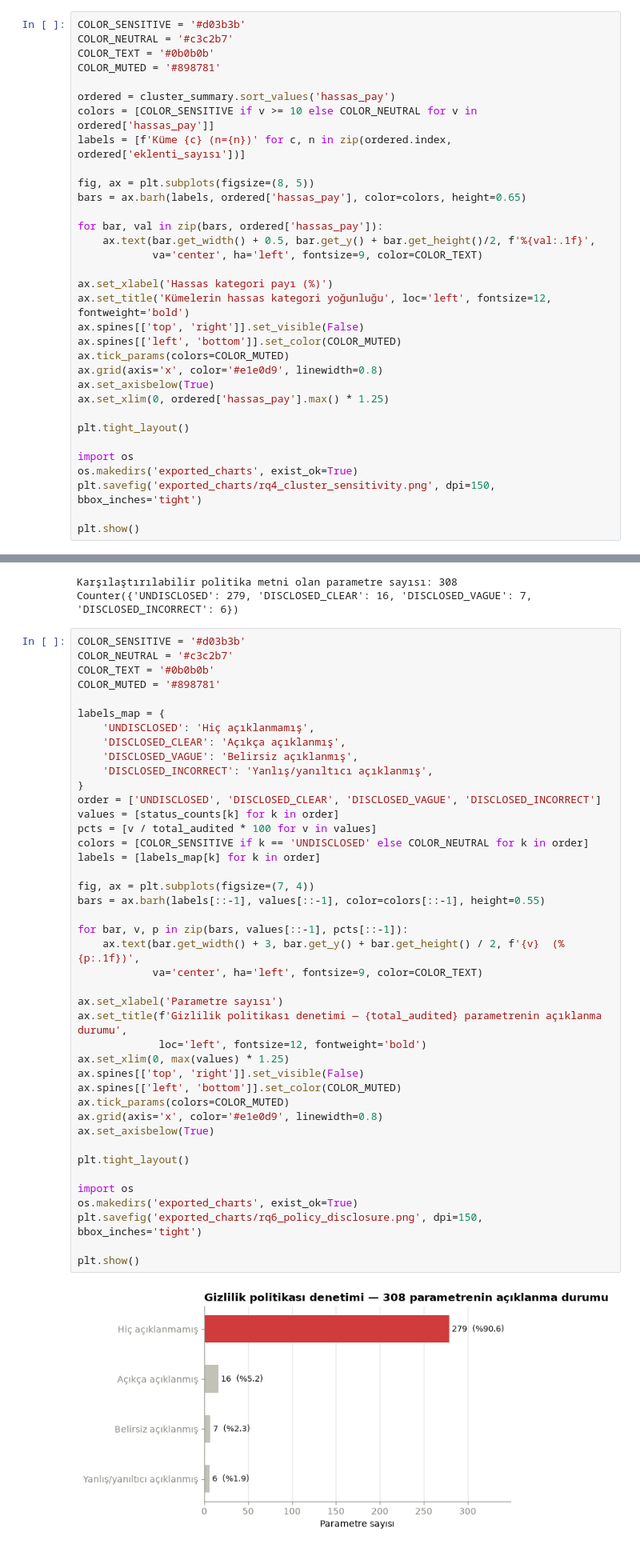
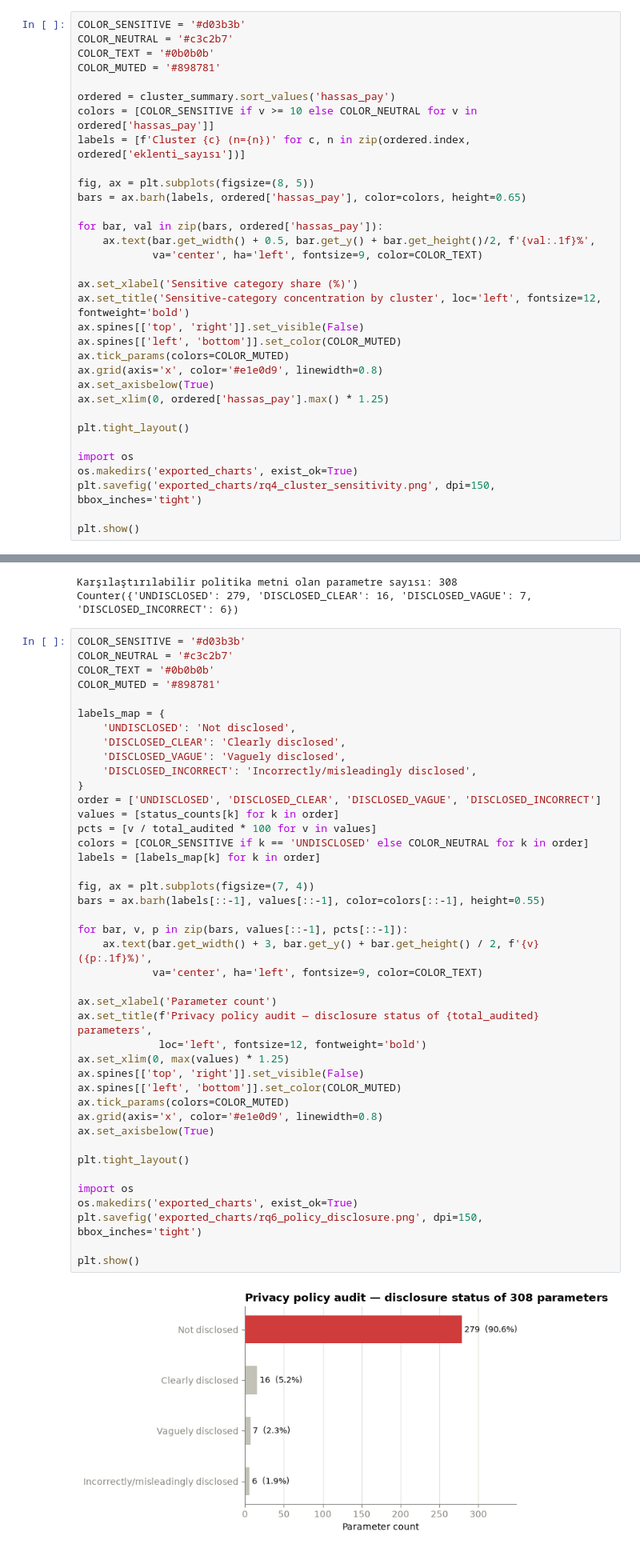
Before and after one commit to elifdikmn/DataPrivacy, a Jupyter notebook: notebooks/bolum3_uygulama.ipynb, the cells around one changed output, grey strips where cells are left out. Shown at 80% size. Cells and saved outputs as stored; diff of their text form.

```diff
--- a/notebooks/bolum3_uygulama.ipynb
+++ b/notebooks/bolum3_uygulama.ipynb
@@ -214,17 +214,17 @@ COLOR_MUTED = '#898781'
 
 ordered = cluster_summary.sort_values('hassas_pay')
 colors = [COLOR_SENSITIVE if v >= 10 else COLOR_NEUTRAL for v in ordered['hassas_pay']]
-labels = [f'Küme {c} (n={n})' for c, n in zip(ordered.index, ordered['eklenti_sayısı'])]
+labels = [f'Cluster {c} (n={n})' for c, n in zip(ordered.index, ordered['eklenti_sayısı'])]
 
 fig, ax = plt.subplots(figsize=(8, 5))
 bars = ax.barh(labels, ordered['hassas_pay'], color=colors, height=0.65)
 
 for bar, val in zip(bars, ordered['hassas_pay']):
-    ax.text(bar.get_width() + 0.5, bar.get_y() + bar.get_height()/2, f'%{val:.1f}',
+    ax.text(bar.get_width() + 0.5, bar.get_y() + bar.get_height()/2, f'{val:.1f}%',
             va='center', ha='left', fontsize=9, color=COLOR_TEXT)
 
-ax.set_xlabel('Hassas kategori payı (%)')
-ax.set_title('Kümelerin hassas kategori yoğunluğu', loc='left', fontsize=12, fontweight='bold')
+ax.set_xlabel('Sensitive category share (%)')
+ax.set_title('Sensitive-category concentration by cluster', loc='left', fontsize=12, fontweight='bold')
 ax.spines[['top', 'right']].set_visible(False)
 ax.spines[['left', 'bottom']].set_color(COLOR_MUTED)
 ax.tick_params(colors=COLOR_MUTED)
@@ -491,43 +491,43 @@ COLOR_TEXT = '#0b0b0b'
 COLOR_MUTED = '#898781'
 
 labels_map = {
-    'UNDISCLOSED': 'Hiç açıklanmamış',
-    'DISCLOSED_CLEAR': 'Açıkça açıklanmış',
-    'DISCLOSED_VAGUE': 'Belirsiz açıklanmış',
-    'DISCLOSED_INCORRECT': 'Yanlış/yanıltıcı açıklanmış',
+    'UNDISCLOSED': 'Not disclosed',
+    'DISCLOSED_CLEAR': 'Clearly disclosed',
+    'DISCLOSED_VAGUE': 'Vaguely disclosed',
+    'DISCLOSED_INCORRECT': 'Incorrectly/misleadingly disclosed',
 }
 order = ['UNDISCLOSED', 'DISCLOSED_CLEAR', 'DISCLOSED_VAGUE', 'DISCLOSED_INCORRECT']
 values = [status_counts[k] for k in order]
 pcts = [v / total_audited * 100 for v in values]
 colors = [COLOR_SENSITIVE if k == 'UNDISCLOSED' else COLOR_NEUTRAL for k in order]
 labels = [labels_map[k] for k in order]
 
 fig, ax = plt.subplots(figsize=(7, 4))
 bars = ax.barh(labels[::-1], values[::-1], color=colors[::-1], height=0.55)
 
 for bar, v, p in zip(bars, values[::-1], pcts[::-1]):
-    ax.text(bar.get_width() + 3, bar.get_y() + bar.get_height() / 2, f'{v}  (%{p:.1f})',
+    ax.text(bar.get_width() + 3, bar.get_y() + bar.get_height() / 2, f'{v}  ({p:.1f}%)',
             va='center', ha='left', fontsize=9, color=COLOR_TEXT)
 
-ax.set_xlabel('Parametre sayısı')
-ax.set_title(f'Gizlilik politikası denetimi — {total_audited} parametrenin açıklanma durumu',
+ax.set_xlabel('Parameter count')
+ax.set_title(f'Privacy policy audit — disclosure status of {total_audited} parameters',
              loc='left', fontsize=12, fontweight='bold')
 ax.set_xlim(0, max(values) * 1.25)
 ax.spines[['top', 'right']].set_visible(False)
 ax.spines[['left', 'bottom']].set_color(COLOR_MUTED)
 ax.tick_params(colors=COLOR_MUTED)
 ax.grid(axis='x', color='#e1e0d9', linewidth=0.8)
 ax.set_axisbelow(True)
 
 plt.tight_layout()
 
 import os
 os.makedirs('exported_charts', exist_ok=True)
 plt.savefig('exported_charts/rq6_policy_disclosure.png', dpi=150, bbox_inches='tight')
 
 plt.show()
 # %% [output]
-[figure, old version]
+[figure, new version]
 # %% [markdown]
 ## Özet — Bölüm 3
 
```
Also changed, not shown: parts of 3 cells of this notebook, 13 other files.
